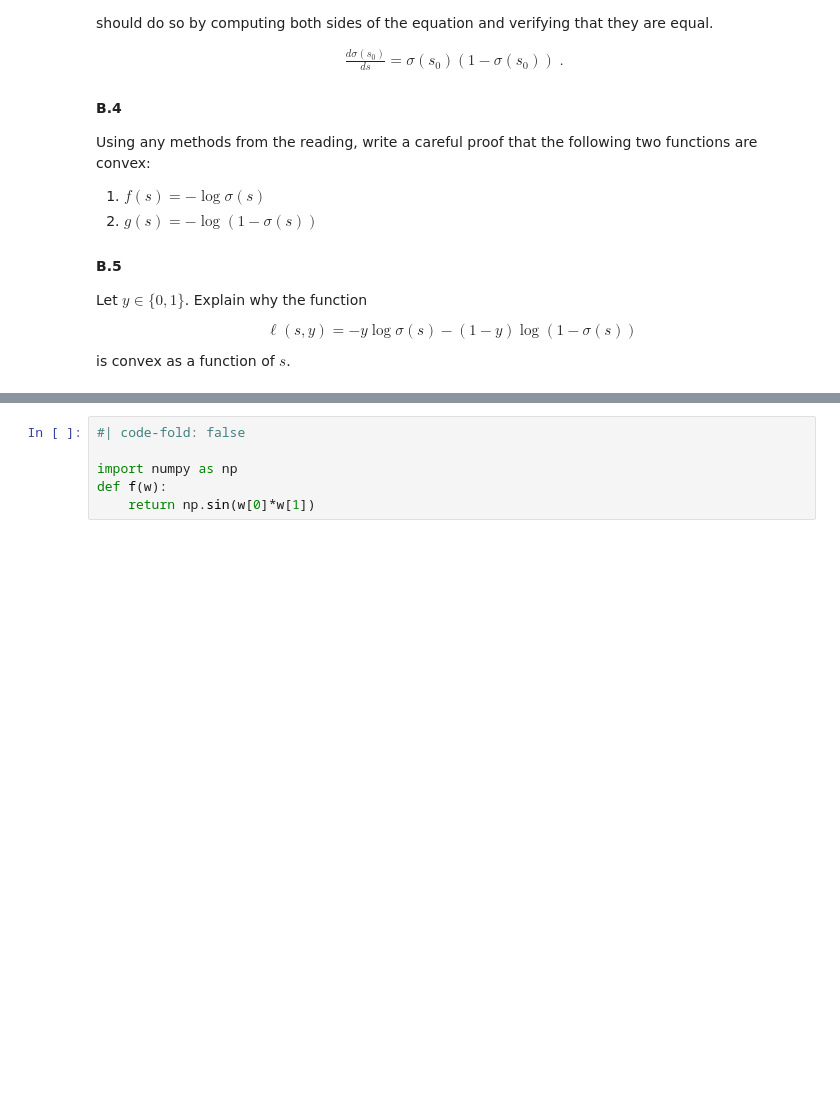
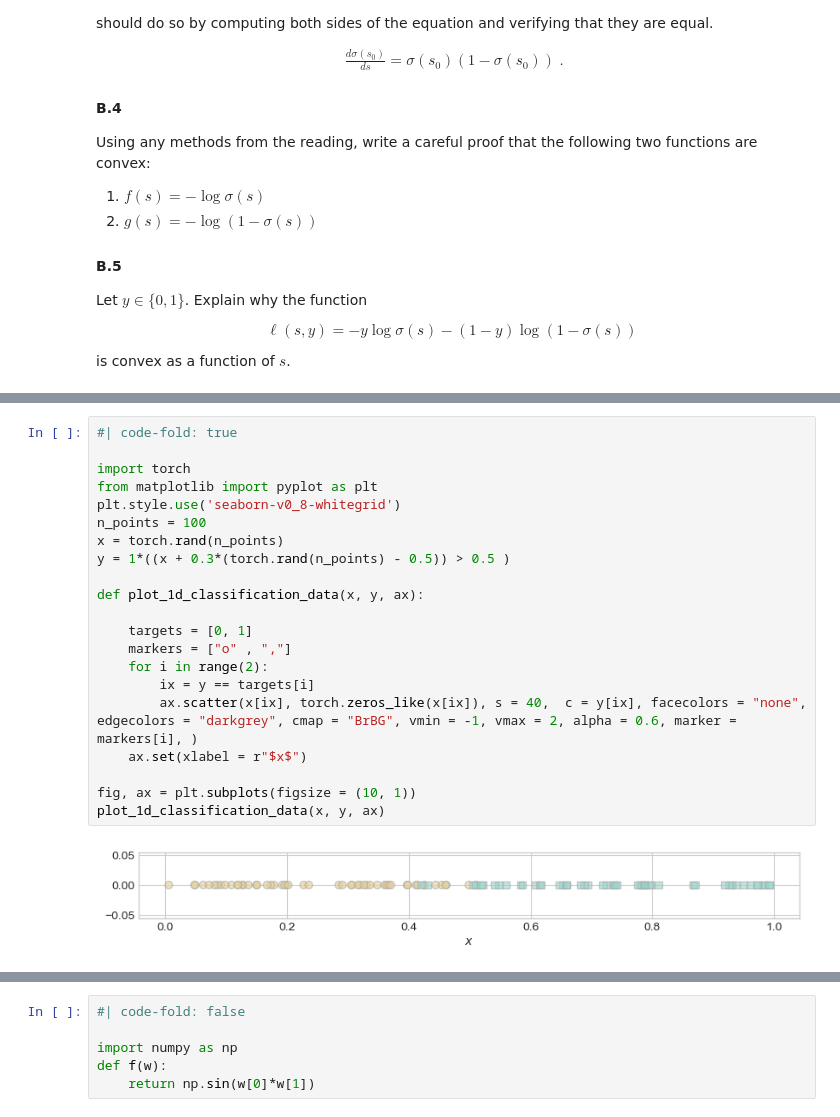
Before and after one commit to middlebury-csci-0451/CSCI-0451-s24, a Jupyter notebook: warmup-exercises.ipynb, the cells around one changed output, grey strips where cells are left out. Cells and saved outputs as stored; diff of their text form; blank space fills up the shorter version.

```diff
--- a/warmup-exercises.ipynb
+++ b/warmup-exercises.ipynb
@@ -584,0 +581,23 @@ Consider the function $f(w_0, w_1) = \sin(w_0w_1)$. You can define this function
+# %%
+#| code-fold: true
+
+import torch
+from matplotlib import pyplot as plt
+plt.style.use('seaborn-v0_8-whitegrid')
+n_points = 100
+x = torch.rand(n_points)
+y = 1*((x + 0.3*(torch.rand(n_points) - 0.5)) > 0.5 )
+
+def plot_1d_classification_data(x, y, ax):
+
+    targets = [0, 1]
+    markers = ["o" , ","]
+    for i in range(2):
+        ix = y == targets[i]
+        ax.scatter(x[ix], torch.zeros_like(x[ix]), s = 40,  c = y[ix], facecolors = "none", edgecolors = "darkgrey", cmap = "BrBG", vmin = -1, vmax = 2, alpha = 0.6, marker = markers[i], )
+    ax.set(xlabel = r"$x$")
+
+fig, ax = plt.subplots(figsize = (10, 1))
+plot_1d_classification_data(x, y, ax)
+# %% [output]
+[figure, added]
```
Also changed, not shown: parts of 9 cells of this notebook, 4 other files.
